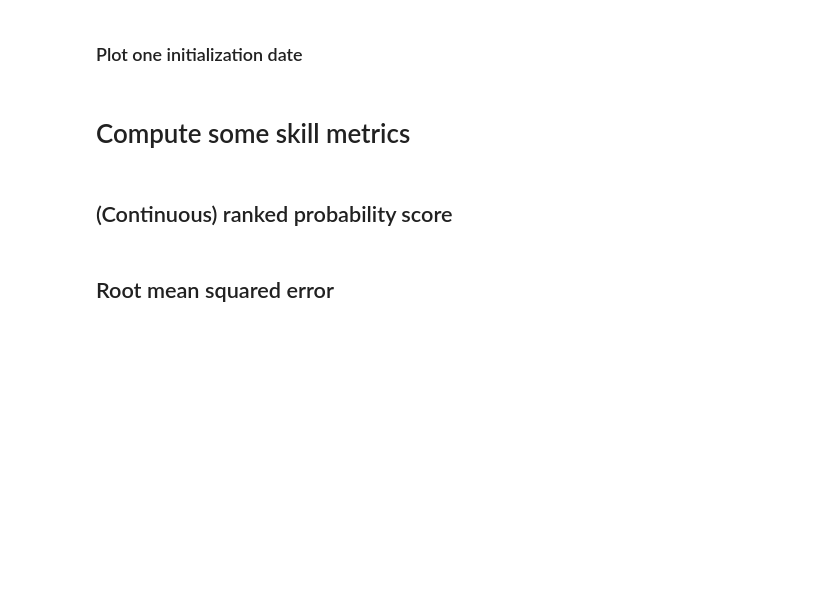
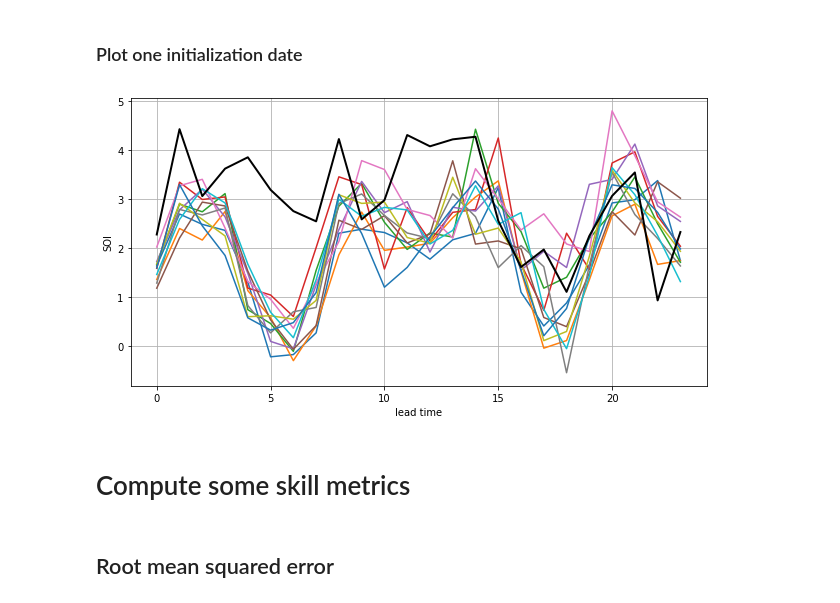
Before and after one commit to csiro-dcfp/doppyo, a Jupyter notebook: tutorials/SOI_verification.ipynb, the cells around one changed output. Drawn from its saved outputs; the diff is of its cells as text; code cells hidden in the pictures; blank space fills up the shorter version.

Commit message:
corrected anomalize()

```diff
--- a/tutorials/SOI_verification.ipynb
+++ b/tutorials/SOI_verification.ipynb
@@ -198,7 +185,11 @@ Various climatologies are/will be accessable using `utils.load_mean_climatology(
+# %%
+cafe_clim = utils.load_mean_climatology('cafe_fcst_v1_atmos_2003-2021', 'slp', freq='MS')
+
+da_fcst_clim = cafe_clim.compute() * 100
 # %%
 jra_clim = utils.load_mean_climatology('jra_1958-2016', 'slp', freq='MS')
 
-da_jra_clim = jra_clim.compute()
+da_obsv_clim = jra_clim.compute()
 # %% [markdown]
 ##### Compute anomaly data
 Recall that the forecast and observation data are saved as functions of lead time and initial date. The function `utils.anomalize()` computes anomalies given data and a climatology which each have a datetime dimension `time`. Thus it is necessary to first convert from the lead time/initial date format to a datetime format, then compute the anomaly, the convert back to the lead time/initial date format.
@@ -207,6 +198,6 @@ anomalize = lambda data, clim: utils.datetime_to_leadtime(
                                    utils.anomalize(
                                        utils.leadtime_to_datetime(data),clim))
 # %%
-da_fcst_anom = da_fcst #da_fcst.groupby('init_date').apply(anomalize, clim=da_jra_clim)
+da_fcst_anom = da_fcst.groupby('init_date').apply(anomalize, clim=da_fcst_clim)
 
-da_obsv_anom = da_obsv.groupby('init_date').apply(anomalize, clim=da_jra_clim)
+da_obsv_anom = da_obsv.groupby('init_date').apply(anomalize, clim=da_obsv_clim)
@@ -243,3 +204,7 @@ da_SOI_obsv = ((da_obsv_Tahiti_stdzd - da_obsv_Darwin_stdzd) / MSD_obsv).compute
+# %%
+soi_obsv = indices.compute_soi(da_obsv_anom, std_dim='lead_time')
+
+soi_fcst = indices.compute_soi(da_fcst_anom, std_dim='lead_time')
 # %% [markdown]
 ##### Compute persistence data
 This requires repeating the data at the first lead time over all lead times. `utils.repeat_data()` allows us to do this
@@ -250,13 +215,13 @@ da_SOI_pers = utils.repeat_data(da_SOI_obsv,'lead_time')
 # %%
 fig1 = plt.figure(figsize=(10,5))
 
 ax = fig1.add_axes([0.1, 0.1, 0.8, 0.8])
 ax.grid()
-ax.plot(da_SOI_fcst['lead_time'],da_SOI_fcst.isel(init_date=[0]).squeeze())
-ax.plot(da_SOI_obsv['lead_time'],da_SOI_obsv.isel(init_date=[0]).squeeze(),'k-',linewidth=2)
+ax.plot(soi_fcst['lead_time'],soi_fcst.isel(init_date=[2]).squeeze().transpose())
+ax.plot(soi_obsv['lead_time'],soi_obsv.isel(init_date=[2]).squeeze(),'k-',linewidth=2)
 ax.set_xlabel('lead time')
-ax.set_ylabel('SOI [Pa]');
+ax.set_ylabel('SOI');
+# %% [output]
+[figure, added]
 # %% [markdown]
 # Compute some skill metrics
-# %% [markdown]
-## (Continuous) ranked probability score
```
Also changed, not shown: parts of 19 cells of this notebook, 10 other files.
